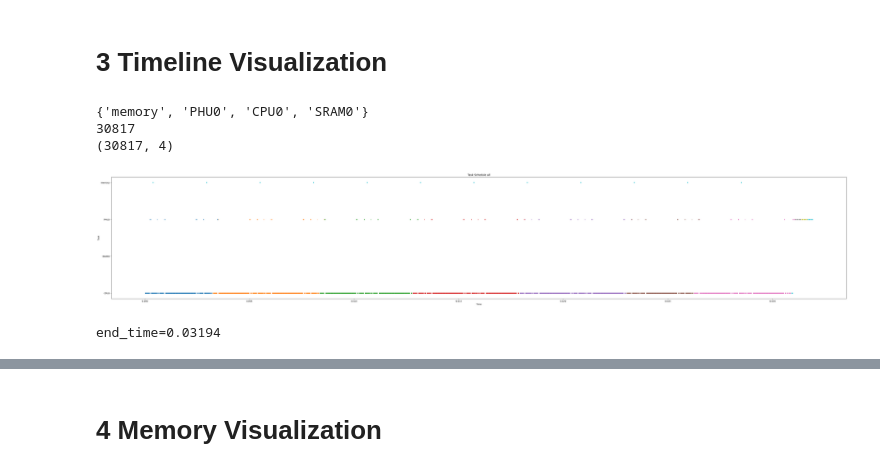
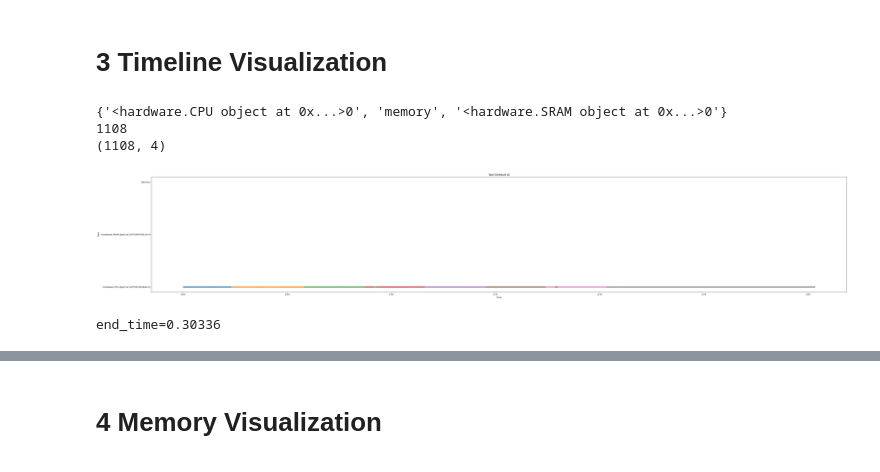
Before and after one commit to RyanTomich/photonic_compiler, a Jupyter notebook: model_to_graph/sub_graphs.ipynb, the cells around one changed output, grey strips where cells are left out. Saved outputs shown, nothing was run; the diff lists cells and outputs as text; code cells hidden in the pictures.

Commit message:
graphing new schedule

```diff
--- a/model_to_graph/sub_graphs.ipynb
+++ b/model_to_graph/sub_graphs.ipynb
@@ -114,6 +115,8 @@ draw_subgraphs(expanded_flat_subgraphs[subgraph_to_plot])
 # %% [markdown]
 # 3 Timeline Visualization
 # %%
+available_hardware = hw.initilize_hardware([hw.CPU(3269320700, 1)])
+
 JSON_PATH = "/home/rjtomich/photonic_compiler/model_to_graph/gpt2_graph.json"
 # JSON_PATH = '/home/rjtomich/photonic_compiler/model_to_graph/bert-base-uncased_graph.json'
 # JSON_PATH = '/home/rjtomich/photonic_compiler/Pytorch-LeNet/simple_LeNet_graph.json'
@@ -134,41 +137,37 @@ stacked_subgraphs = list(dijk.graph_partition(graph))
 flat_subgraphs = dijk.select_nodes(
     stacked_subgraphs, weight_variable=WEIGHT_VARIABLE, config=config
 )
-
-# for graph in flat_subgraphs:
-#     print(graph.weight_variable)
-
 expanded_flat_subgraphs = dijk.expand_nodes(flat_subgraphs)
 scheduled_flat_graph, end_time, break_points = dijk.schdeule_nodes(
-    graph, expanded_flat_subgraphs
+    graph, expanded_flat_subgraphs, available_hardware
 )
 
 hardware = set()
 for node in scheduled_flat_graph.node_list:
     # if stack.hardware_selection is None:
     #     print(stack)
     hardware.add(node.hardware_selection)
     assert node.hardware_selection is not None
 print(hardware)
 print(len(scheduled_flat_graph.node_list))
 
 break_points.sort()
 gv.make_schedule_diagram(scheduled_flat_graph, xlim_start=None, xlim_end=None)
 # gv.make_schedule_diagram(graph, xlim_start=0, xlim_end=0.1)
 
 # # PLOT EACH SUBSECTION
 # for i in range(len(break_points)-1):
 #     print(i)
 #     print(f'{break_points[i]} - {break_points[i+1]}')
 #     # gv.make_schedule_diagram(scheduled_flat_graph, xlim_start=break_points[i], xlim_end=break_points[i+1])
 #     gv.make_schedule_diagram(scheduled_flat_graph, xlim_start=break_points[i] + 0.00021, xlim_end=break_points[i+1] - 0.00027)
 
 
 print(f'{end_time=}')
 # make_schedule_diagram(graph, xlim_start=0, xlim_end=0.01)
 # %% [output]
-{'memory', 'PHU0', 'CPU0', 'SRAM0'}
-30817
-(30817, 4)
+{'<hardware.CPU object at 0x...>0', 'memory', '<hardware.SRAM object at 0x...>0'}
+1108
+(1108, 4)
-[figure, old version]
+[figure, new version]
-end_time=0.03194
+end_time=0.30336
```
Also changed, not shown: parts of 2 cells of this notebook.
